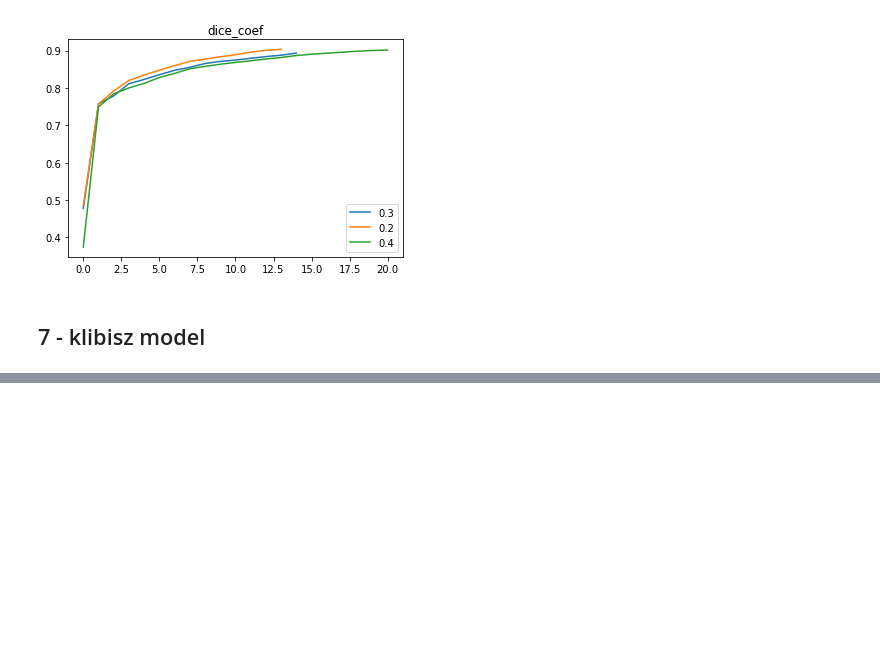
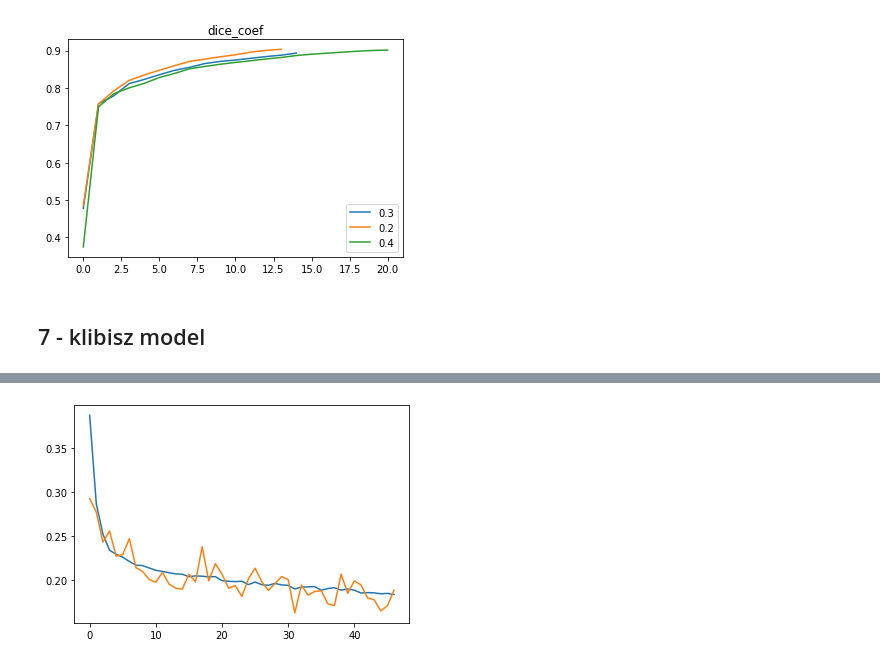
Before and after one commit to ilyarudyak/cs230_project_keras, a Jupyter notebook: isbi_challenge/training_v1.ipynb, the cells around one changed output, grey strips where cells are left out. Saved outputs shown, nothing was run; the diff lists cells and outputs as text; code cells hidden in the pictures; blank space fills up the shorter version.

```diff
--- a/isbi_challenge/training_v1.ipynb
+++ b/isbi_challenge/training_v1.ipynb
@@ -278,0 +292,5 @@ Let's now run klibisz model and look at its metrics.
+# %%
+plt.plot(history['loss']);
+plt.plot(history['val_loss']);
+# %% [output]
+[figure, added]
```
Also changed, not shown: parts of 6 cells of this notebook, 9 other files.
